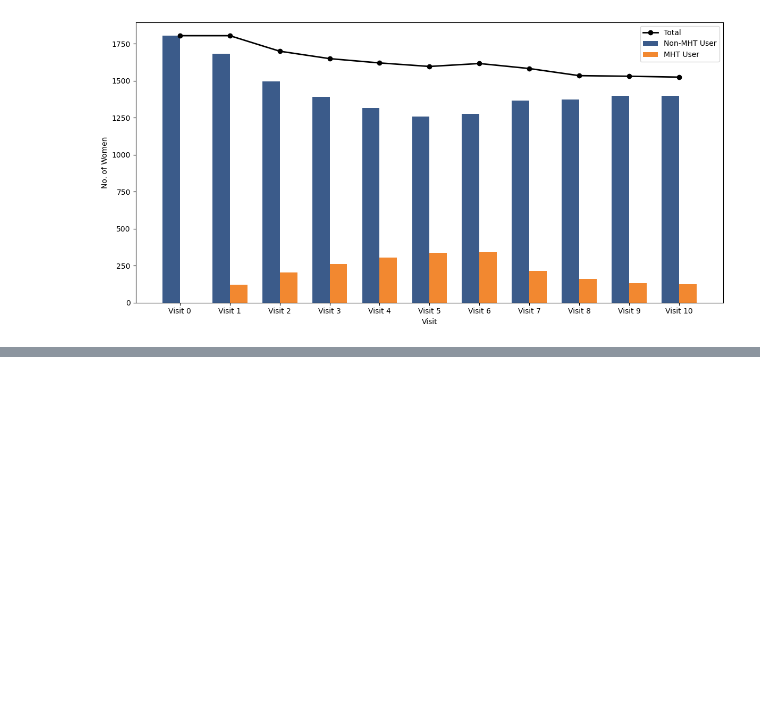
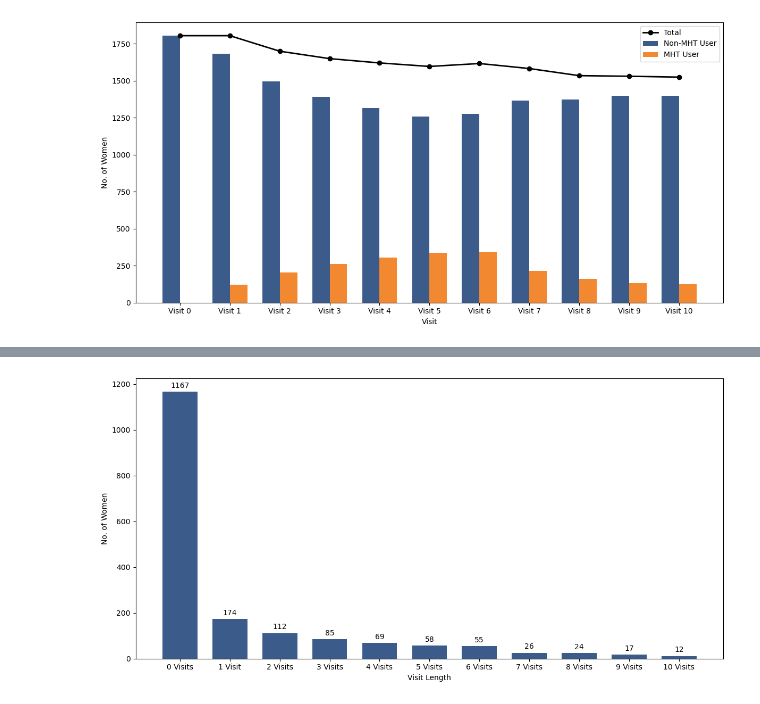
Before and after one commit to c6shi/hormone-use-bmd, a Jupyter notebook: tlfs.ipynb, the cells around one changed output, grey strips where cells are left out. Cells and saved outputs as stored; diff of their text form; code cells hidden in the pictures; blank space fills up the shorter version.

```diff
--- a/tlfs.ipynb
+++ b/tlfs.ipynb
@@ -81,0 +110,4 @@ plt.show()
+# %%
+# Number of visits where HORMUSER = 1
+num_women_stay_on_mht = v['HORMUSER10'].value_counts()
+num_women_stay_on_mht
@@ -81,0 +128,16 @@ plt.show()
+# %%
+visit_lengths = [str(i) + " Visits" if i != 1 else "1 Visit" for i in range(0, 11)]
+fig, ax = plt.subplots(figsize=(12,6))
+bars_stayMHTs = ax.bar(x, num_women_stay_on_mht.values, width * 2, color = "#3b5b8a")
+
+ax.set_xlabel("Visit Length")
+ax.set_ylabel("No. of Women")
+ax.set_xticks(x)
+ax.set_xticklabels(visit_lengths)
+ax.bar_label(bars_stayMHTs, padding=3)
+
+plt.tight_layout()
+plt.savefig("plots/no_of_women_stay_on_MHT_per_visit_length.png")
+plt.show()
+# %% [output]
+[figure, added]
```
Also changed, not shown: parts of 5 cells of this notebook, 10 other files.
